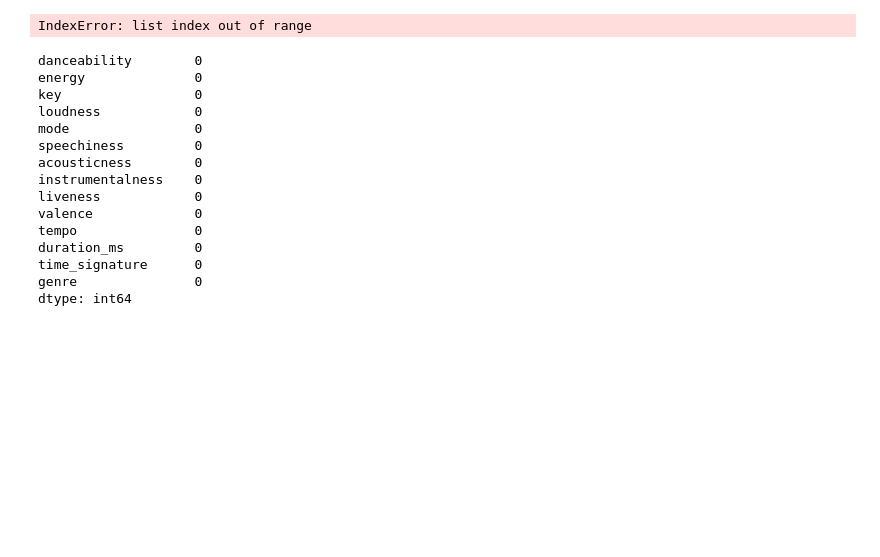
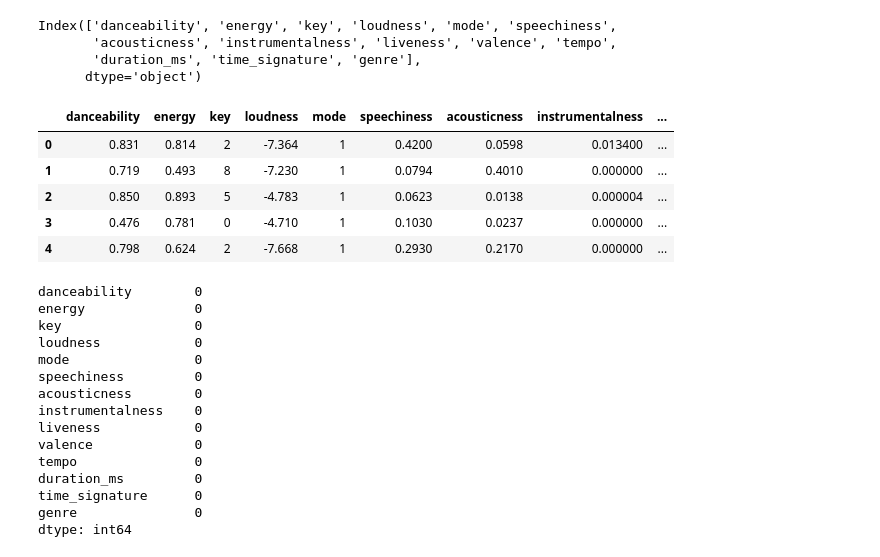
Before and after one commit to KazutoMartin/Songity-MachineLearning, a Jupyter notebook: song-genre-classification.ipynb, the cells around one changed output. Cells and saved outputs as stored; diff of their text form; code cells hidden in the pictures; blank space fills up the shorter version.

```diff
--- a/song-genre-classification.ipynb
+++ b/song-genre-classification.ipynb
@@ -12,10 +8,19 @@ for dirname, _, filenames in os.walk('/kaggle/input'):
 # %%
-data = pd.read_csv(data_paths[0])
+data = pd.read_csv('Data/genres_v2.csv')
 data = data.drop(['title','Unnamed: 0','id','uri','track_href','analysis_url','type','song_name'],axis=1)
 print(data.columns)
 data.head()
 # %% [output]
-IndexError: list index out of range
+Index(['danceability', 'energy', 'key', 'loudness', 'mode', 'speechiness',
+       'acousticness', 'instrumentalness', 'liveness', 'valence', 'tempo',
+       'duration_ms', 'time_signature', 'genre'],
+      dtype='object')
+|  | danceability | energy | key | loudness | mode | speechiness | acousticness | instrumentalness | ... |
+| 0 | 0.831 | 0.814 | 2 | -7.364 | 1 | 0.4200 | 0.0598 | 0.013400 | ... |
+| 1 | 0.719 | 0.493 | 8 | -7.230 | 1 | 0.0794 | 0.4010 | 0.000000 | ... |
+| 2 | 0.850 | 0.893 | 5 | -4.783 | 1 | 0.0623 | 0.0138 | 0.000004 | ... |
+| 3 | 0.476 | 0.781 | 0 | -4.710 | 1 | 0.1030 | 0.0237 | 0.000000 | ... |
+| 4 | 0.798 | 0.624 | 2 | -7.668 | 1 | 0.2930 | 0.2170 | 0.000000 | ... |
 # %%
 data.isna().sum()
 # %% [output]
```
Also changed, not shown: parts of 8 cells of this notebook.
